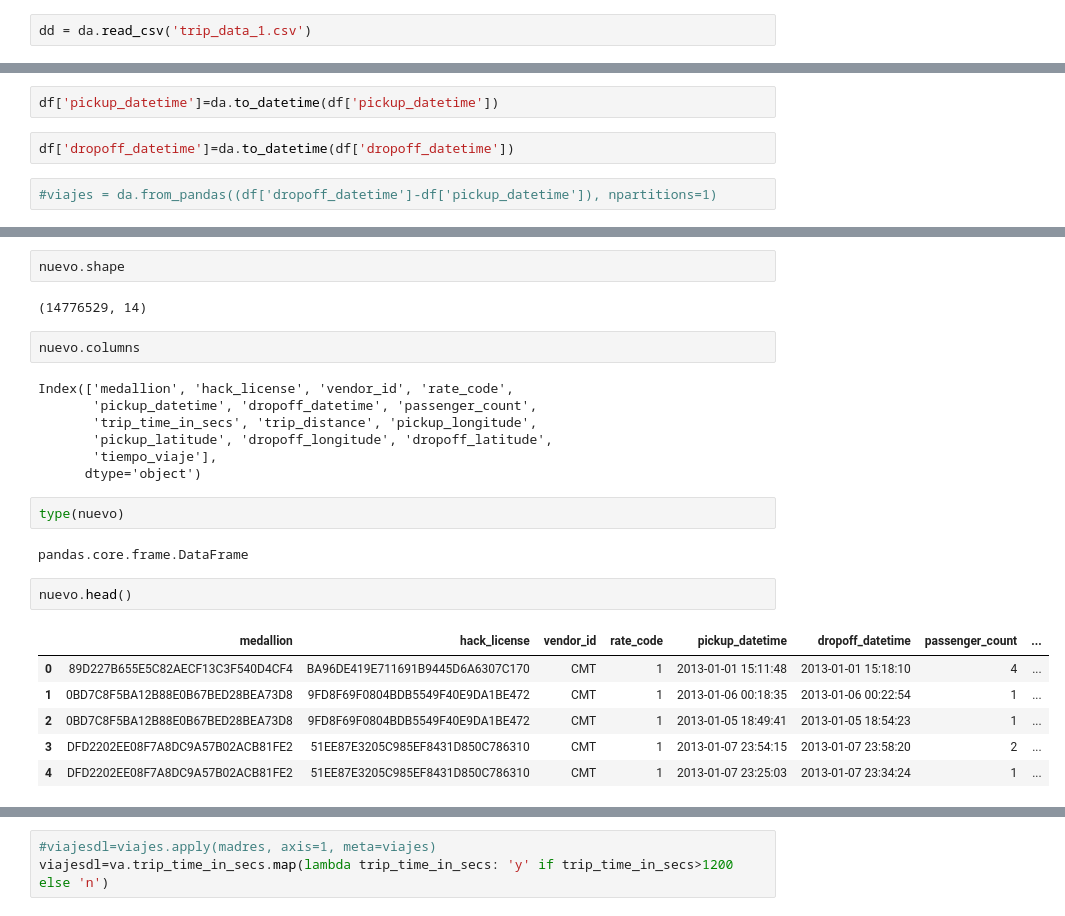
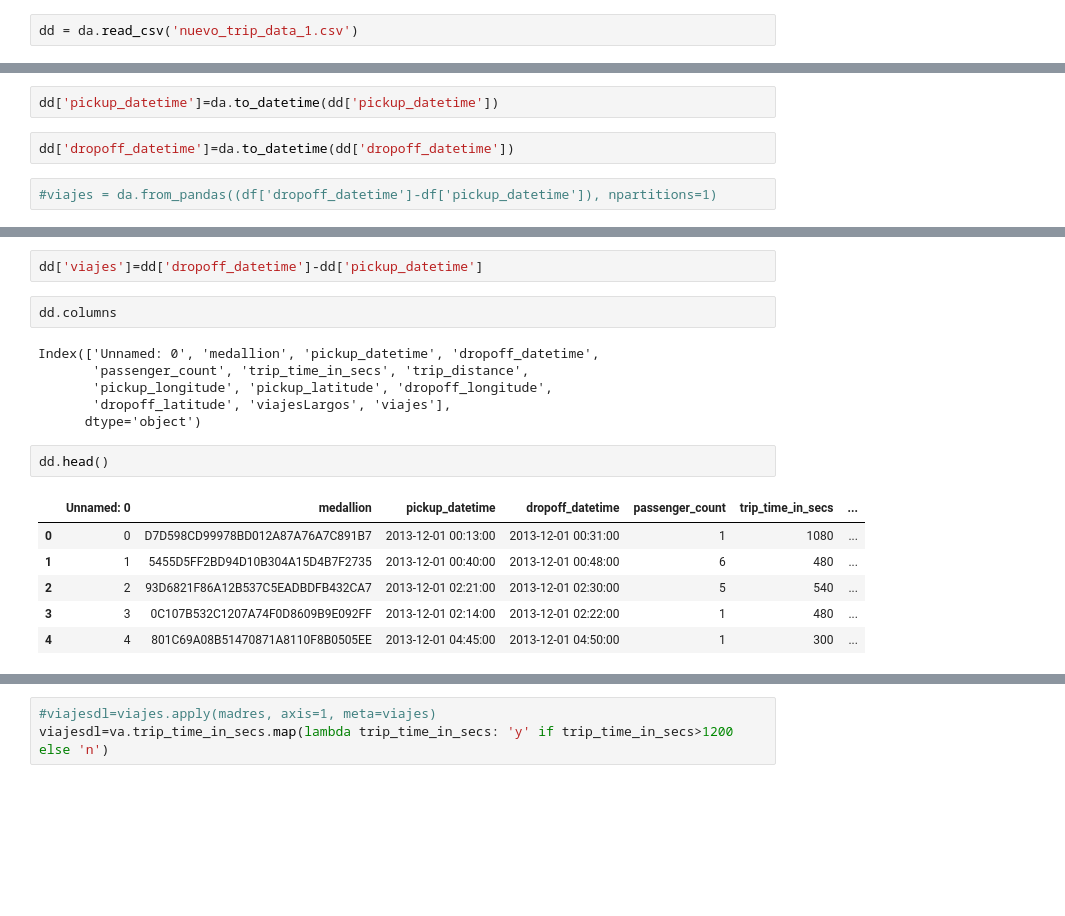
Before and after one commit to htapiagroup/sistemas-distribuidos-evaluacion-intersemestral-ark150, a Jupyter notebook: MAC_SistDist_Ex1_LDHJ.ipynb, the cells around one changed output, grey strips where cells are left out. Saved outputs shown, nothing was run; the diff lists cells and outputs as text; blank space fills up the shorter version.

```diff
--- a/MAC_SistDist_Ex1_LDHJ.ipynb
+++ b/MAC_SistDist_Ex1_LDHJ.ipynb
@@ -272,7 +326,7 @@ Definir un viaje_largo como aquellos en los que la duracion del viaje (trip_time
 # %%
 import dask.dataframe as da
 # %%
-dd = da.read_csv('trip_data_1.csv')
+dd = da.read_csv('nuevo_trip_data_1.csv')
 # %%
 %%time
 dd['trip_distance'].mean().compute()
@@ -314,8 +368,8 @@ df['tip_fraction']= df['tip_amount']/(df['total_amount']-df['tip_amount'])
 
 df['tpep_dropoff_datetime']= pd.to_datetime(df['tpep_dropoff_datetime'])
 # %%
-df['pickup_datetime']=da.to_datetime(df['pickup_datetime'])
+dd['pickup_datetime']=da.to_datetime(dd['pickup_datetime'])
 # %%
-df['dropoff_datetime']=da.to_datetime(df['dropoff_datetime'])
+dd['dropoff_datetime']=da.to_datetime(dd['dropoff_datetime'])
 # %%
 #viajes = da.from_pandas((df['dropoff_datetime']-df['pickup_datetime']), npartitions=1)
@@ -347,26 +376,19 @@ nuevo
-# %%
-nuevo.shape
-# %% [output]
-(14776529, 14)
+# %%
+dd['viajes']=dd['dropoff_datetime']-dd['pickup_datetime']
 # %%
-nuevo.columns
+dd.columns
 # %% [output]
-Index(['medallion', 'hack_license', 'vendor_id', 'rate_code',
-       'pickup_datetime', 'dropoff_datetime', 'passenger_count',
-       'trip_time_in_secs', 'trip_distance', 'pickup_longitude',
-       'pickup_latitude', 'dropoff_longitude', 'dropoff_latitude',
-       'tiempo_viaje'],
+Index(['Unnamed: 0', 'medallion', 'pickup_datetime', 'dropoff_datetime',
+       'passenger_count', 'trip_time_in_secs', 'trip_distance',
+       'pickup_longitude', 'pickup_latitude', 'dropoff_longitude',
+       'dropoff_latitude', 'viajesLargos', 'viajes'],
       dtype='object')
-# %%
-type(nuevo)
-# %% [output]
-pandas.core.frame.DataFrame
 # %%
-nuevo.head()
+dd.head()
 # %% [output]
-|  | medallion | hack_license | vendor_id | rate_code | pickup_datetime | dropoff_datetime | passenger_count | ... |
-| 0 | 89D227B655E5C82AECF13C3F540D4CF4 | BA96DE419E711691B9445D6A6307C170 | CMT | 1 | 2013-01-01 15:11:48 | 2013-01-01 15:18:10 | 4 | ... |
-| 1 | 0BD7C8F5BA12B88E0B67BED28BEA73D8 | 9FD8F69F0804BDB5549F40E9DA1BE472 | CMT | 1 | 2013-01-06 00:18:35 | 2013-01-06 00:22:54 | 1 | ... |
-| 2 | 0BD7C8F5BA12B88E0B67BED28BEA73D8 | 9FD8F69F0804BDB5549F40E9DA1BE472 | CMT | 1 | 2013-01-05 18:49:41 | 2013-01-05 18:54:23 | 1 | ... |
-| 3 | DFD2202EE08F7A8DC9A57B02ACB81FE2 | 51EE87E3205C985EF8431D850C786310 | CMT | 1 | 2013-01-07 23:54:15 | 2013-01-07 23:58:20 | 2 | ... |
-| 4 | DFD2202EE08F7A8DC9A57B02ACB81FE2 | 51EE87E3205C985EF8431D850C786310 | CMT | 1 | 2013-01-07 23:25:03 | 2013-01-07 23:34:24 | 1 | ... |
+|  | Unnamed: 0 | medallion | pickup_datetime | dropoff_datetime | passenger_count | trip_time_in_secs | ... |
+| 0 | 0 | D7D598CD99978BD012A87A76A7C891B7 | 2013-12-01 00:13:00 | 2013-12-01 00:31:00 | 1 | 1080 | ... |
+| 1 | 1 | 5455D5FF2BD94D10B304A15D4B7F2735 | 2013-12-01 00:40:00 | 2013-12-01 00:48:00 | 6 | 480 | ... |
+| 2 | 2 | 93D6821F86A12B537C5EADBDFB432CA7 | 2013-12-01 02:21:00 | 2013-12-01 02:30:00 | 5 | 540 | ... |
+| 3 | 3 | 0C107B532C1207A74F0D8609B9E092FF | 2013-12-01 02:14:00 | 2013-12-01 02:22:00 | 1 | 480 | ... |
+| 4 | 4 | 801C69A08B51470871A8110F8B0505EE | 2013-12-01 04:45:00 | 2013-12-01 04:50:00 | 1 | 300 | ... |
```
Also changed, not shown: parts of 97 cells of this notebook.
